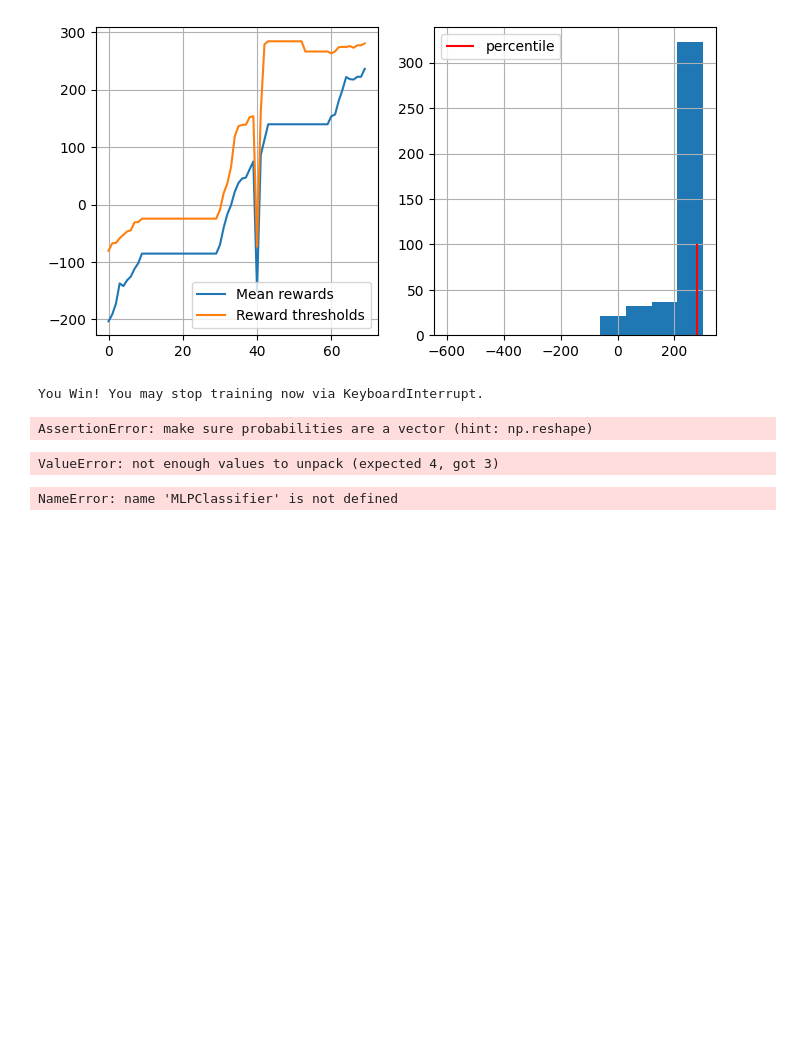
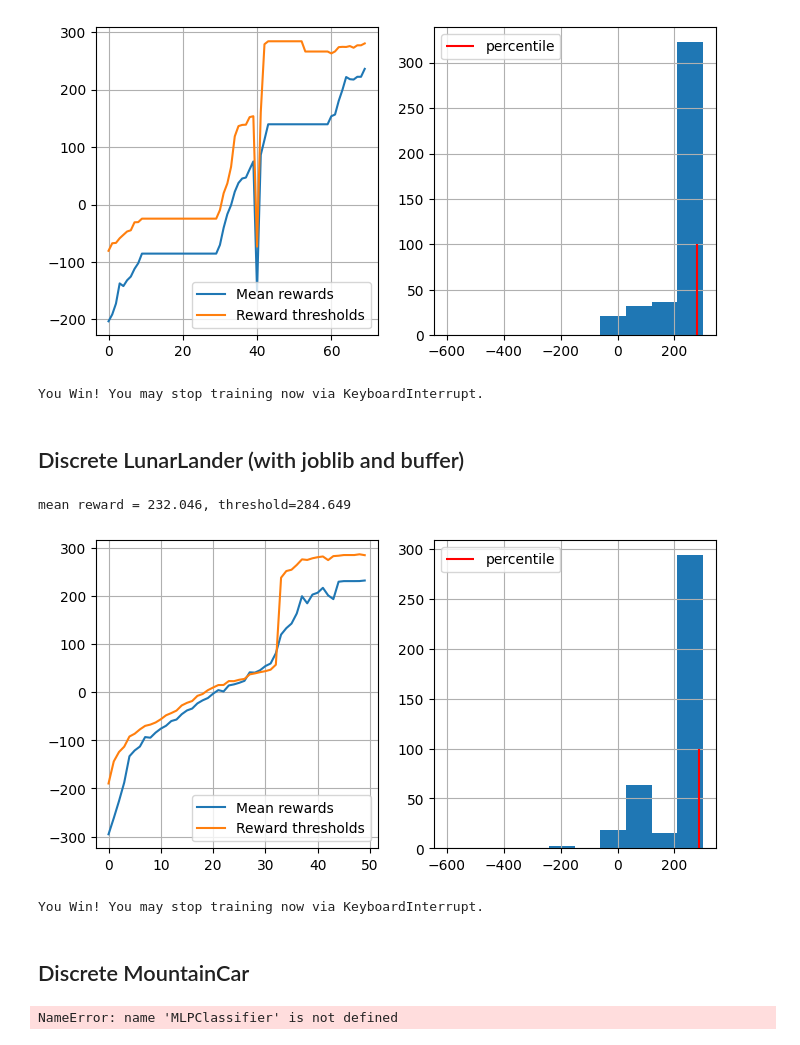
Before and after one commit to GorbatovNik/Practical_RL, a Jupyter notebook: week01_intro/deep_crossentropy_method.ipynb, the cells around one changed output. Saved outputs shown, nothing was run; the diff lists cells and outputs as text; code cells hidden in the pictures; blank space fills up the shorter version.

```diff
--- a/week01_intro/deep_crossentropy_method.ipynb
+++ b/week01_intro/deep_crossentropy_method.ipynb
@@ -461,6 +414,47 @@ for i in range(0, 1):
 mean reward = 236.416, threshold=280.756
 [figure]
 You Win! You may stop training now via KeyboardInterrupt.
+# %% [markdown]
+## Discrete LunarLander (with joblib and buffer)
+# %%
+from collections import defaultdict
+# from catboost import CatBoostClassifier
+from sklearn.neural_network import MLPClassifier
+## COMMENT THIS SECTION TO CONTINUE LEARNING
+lunar_d = {}
+lunar_d["env"] = gym.make("LunarLander-v3", continuous=False)
+lunar_d["env"].reset()
+
+lunar_d["n_actions"] = lunar_d["env"].action_space.n
+lunar_d["state_dim"] = lunar_d["env"].observation_space.shape[0]
+
+lunar_d["n_sessions"] = 450  # sample this many sessions
+lunar_d["percentile"] = 70  # discard this percentage of sessions with lowest rewards
+
+lunar_d["agent"] = MLPClassifier(
+    hidden_layer_sizes=(60, 60, 20),
+    activation="relu",
+)
+lunar_d["agent"].partial_fit([lunar_d["env"].reset()[0]] * lunar_d["n_actions"], range(lunar_d["n_actions"]), range(lunar_d["n_actions"]))
+
+n_jobs = 2
+
+def after_touching(state, proba):
+    if state[6] and state[7]:
+        return np.array([1., 0., 0., 0.])
+    else:
+        return proba
+
+def addition_action_reward(a):
+    if a == 1 or a == 3:
+        return -0.1
+    elif a == 2:
+        return -0.5
+    return 0.0
+
+lunar_d["log"] = []
+buffer = []
+## END OF SECTION
 # %%
 from joblib import Parallel, delayed
 
@@ -471,39 +465,43 @@ def isolate_session(*args):
     args[0] = env
     return generate_session(*args)
 
-parallel = Parallel(n_jobs=2)
+
+parallel = Parallel(n_jobs=n_jobs)
 
 max_buffer_size = 3
 
 lunar_d["percentile"] = 70
 for i in range(0, 50):
-    %time sessions = [ generate_session(lunar_d["env"], lunar_d["agent"], 300, lunar_d["n_actions"], after_touching) for _ in range(lunar_d["n_sessions"])]
+    %time sessions = parallel(delayed(isolate_session)(lunar_d["env"], lunar_d["agent"], 300, lunar_d["n_actions"], after_touching) for _ in range(lunar_d["n_sessions"]//n_jobs))
 
     states_batch, actions_batch, rewards_batch, _ = zip(*sessions)
 
     elite_states, elite_actions = select_elites(states_batch, actions_batch, rewards_batch, lunar_d["percentile"])
 
     buffer.insert(0, (elite_states, elite_actions))
     if len(buffer) > max_buffer_size:
         buffer.pop()
 
     buffer_states = []
     buffer_actions = []
     for states, actions in buffer:
         buffer_states.extend(states)
         buffer_actions.extend(actions)
 
     lunar_d["agent"].partial_fit(buffer_states, buffer_actions, range(lunar_d["n_actions"]))
 
     show_progress(
         rewards_batch, lunar_d["log"], lunar_d["percentile"], reward_range=[-600, 300]
     )
 
     if np.mean(rewards_batch) > 200:
         print("You Win! You may stop training now via KeyboardInterrupt.")
 # %% [output]
-AssertionError: make sure probabilities are a vector (hint: np.reshape)
+mean reward = 232.046, threshold=284.649
+[figure, added]
-ValueError: not enough values to unpack (expected 4, got 3)
+You Win! You may stop training now via KeyboardInterrupt.
+# %% [markdown]
+## Discrete MountainCar
 # %%
 from collections import defaultdict
 import torch
```
Also changed, not shown: parts of 10 cells of this notebook.
